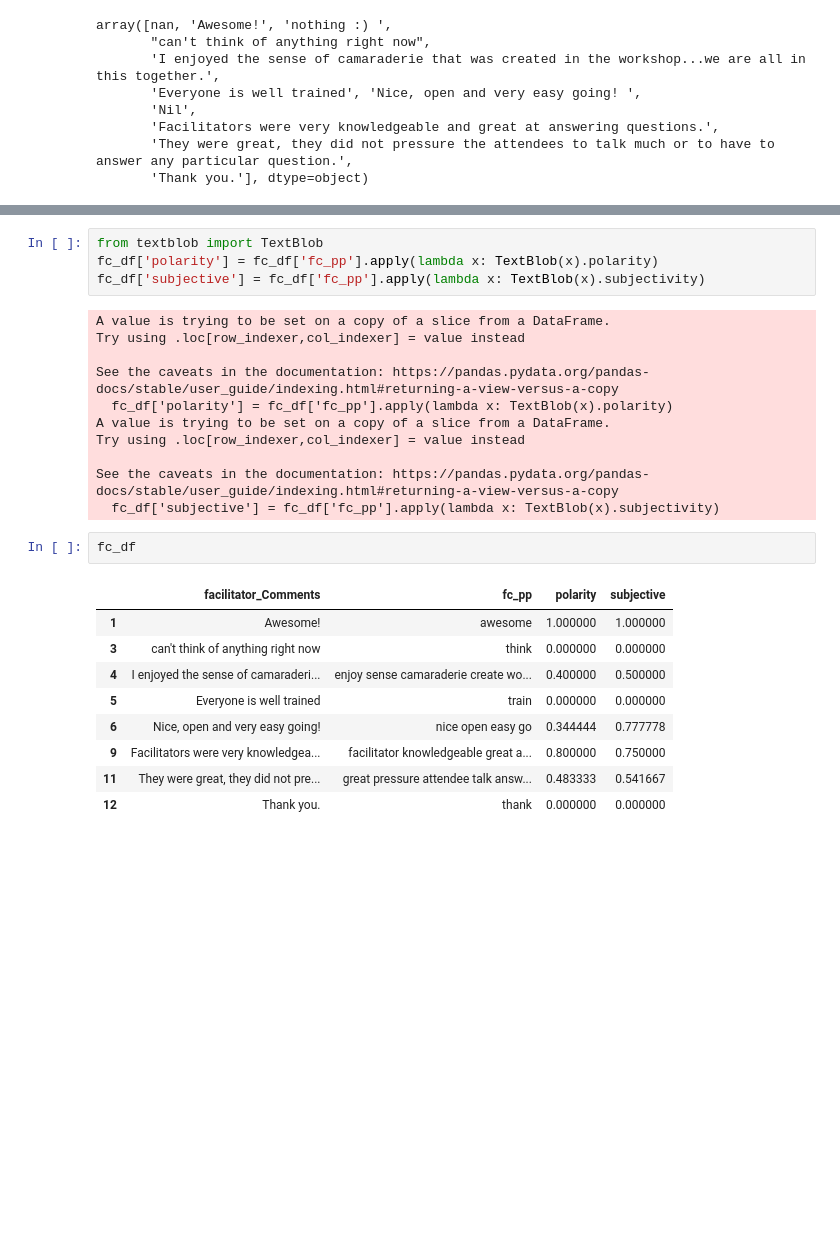
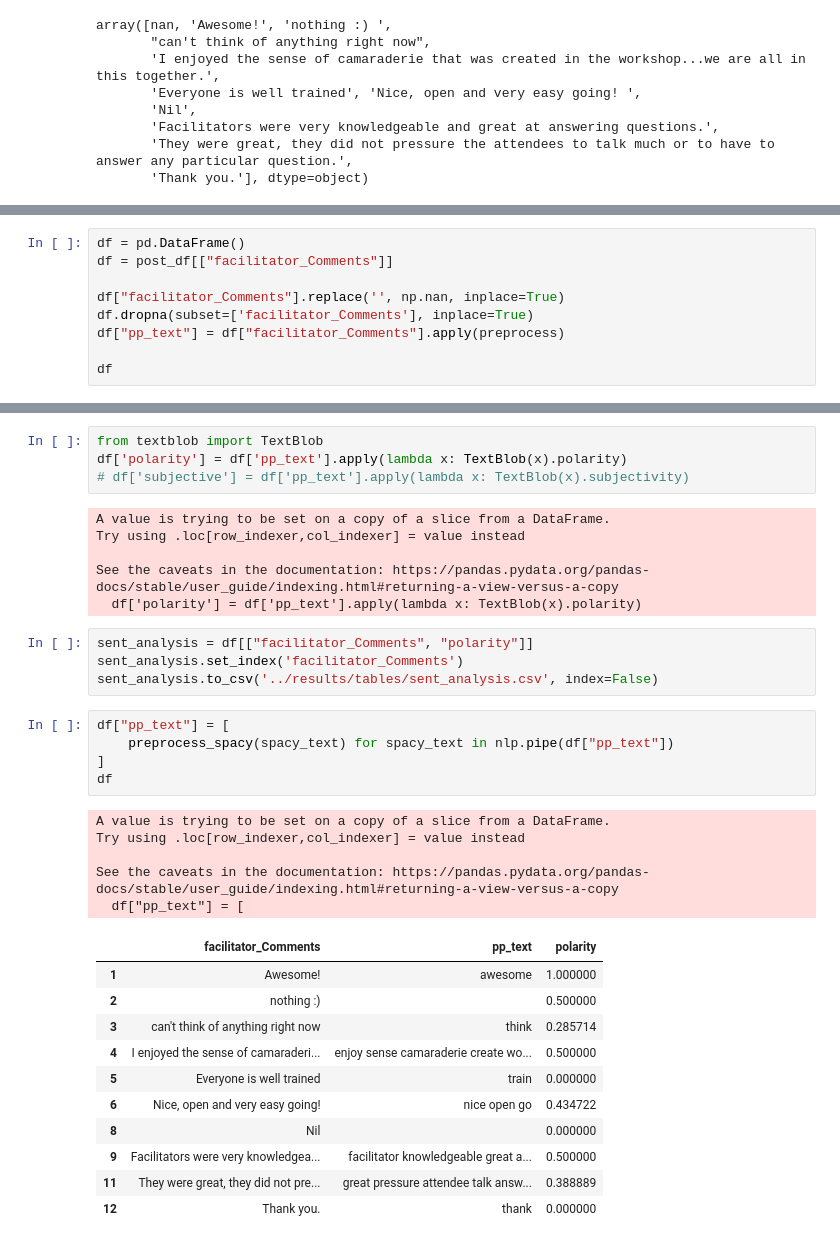
Before and after one commit to arlincherian/pmv, a Jupyter notebook: notebooks/post_survey_clean.ipynb, the cells around one changed output, grey strips where cells are left out. Drawn from its saved outputs; the diff is of its cells as text; blank space fills up the shorter version.

Commit message:
open text analysis

```diff
--- a/notebooks/post_survey_clean.ipynb
+++ b/notebooks/post_survey_clean.ipynb
@@ -967,0 +1149,9 @@ wc
+# %%
+df = pd.DataFrame()
+df = post_df[["facilitator_Comments"]]
+
+df["facilitator_Comments"].replace('', np.nan, inplace=True)
+df.dropna(subset=['facilitator_Comments'], inplace=True)
+df["pp_text"] = df["facilitator_Comments"].apply(preprocess)
+
+df
@@ -968,27 +1183,36 @@ wc
 # %%
 from textblob import TextBlob
-fc_df['polarity'] = fc_df['fc_pp'].apply(lambda x: TextBlob(x).polarity)
-fc_df['subjective'] = fc_df['fc_pp'].apply(lambda x: TextBlob(x).subjectivity)
+df['polarity'] = df['pp_text'].apply(lambda x: TextBlob(x).polarity)
+# df['subjective'] = df['pp_text'].apply(lambda x: TextBlob(x).subjectivity)
 # %% [output]
 A value is trying to be set on a copy of a slice from a DataFrame.
 Try using .loc[row_indexer,col_indexer] = value instead
 
 See the caveats in the documentation: https://pandas.pydata.org/pandas-docs/stable/user_guide/indexing.html#returning-a-view-versus-a-copy
-  fc_df['polarity'] = fc_df['fc_pp'].apply(lambda x: TextBlob(x).polarity)
-A value is trying to be set on a copy of a slice from a DataFrame.
-Try using .loc[row_indexer,col_indexer] = value instead
-
-See the caveats in the documentation: https://pandas.pydata.org/pandas-docs/stable/user_guide/indexing.html#returning-a-view-versus-a-copy
-  fc_df['subjective'] = fc_df['fc_pp'].apply(lambda x: TextBlob(x).subjectivity)
+  df['polarity'] = df['pp_text'].apply(lambda x: TextBlob(x).polarity)
 # %%
-fc_df
+sent_analysis = df[["facilitator_Comments", "polarity"]]
+sent_analysis.set_index('facilitator_Comments')
+sent_analysis.to_csv('../results/tables/sent_analysis.csv', index=False)
-# %% [output]
-|  | facilitator_Comments | fc_pp | polarity | subjective |
-| 1 | Awesome! | awesome | 1.000000 | 1.000000 |
-| 3 | can't think of anything right now | think | 0.000000 | 0.000000 |
-| 4 | I enjoyed the sense of camaraderi... | enjoy sense camaraderie create wo... | 0.400000 | 0.500000 |
-| 5 | Everyone is well trained | train | 0.000000 | 0.000000 |
-| 6 | Nice, open and very easy going! | nice open easy go | 0.344444 | 0.777778 |
-| 9 | Facilitators were very knowledgea... | facilitator knowledgeable great a... | 0.800000 | 0.750000 |
-| 11 | They were great, they did not pre... | great pressure attendee talk answ... | 0.483333 | 0.541667 |
-| 12 | Thank you. | thank | 0.000000 | 0.000000 |
+# %%
+df["pp_text"] = [
+    preprocess_spacy(spacy_text) for spacy_text in nlp.pipe(df["pp_text"])
+]
+df
+# %% [output]
+A value is trying to be set on a copy of a slice from a DataFrame.
+Try using .loc[row_indexer,col_indexer] = value instead
+
+See the caveats in the documentation: https://pandas.pydata.org/pandas-docs/stable/user_guide/indexing.html#returning-a-view-versus-a-copy
+  df["pp_text"] = [
+|  | facilitator_Comments | pp_text | polarity |
+| 1 | Awesome! | awesome | 1.000000 |
+| 2 | nothing :) |  | 0.500000 |
+| 3 | can't think of anything right now | think | 0.285714 |
+| 4 | I enjoyed the sense of camaraderi... | enjoy sense camaraderie create wo... | 0.500000 |
+| 5 | Everyone is well trained | train | 0.000000 |
+| 6 | Nice, open and very easy going! | nice open go | 0.434722 |
+| 8 | Nil |  | 0.000000 |
+| 9 | Facilitators were very knowledgea... | facilitator knowledgeable great a... | 0.500000 |
+| 11 | They were great, they did not pre... | great pressure attendee talk answ... | 0.388889 |
+| 12 | Thank you. | thank | 0.000000 |
```
Also changed, not shown: parts of 93 cells of this notebook, 35 other files.
